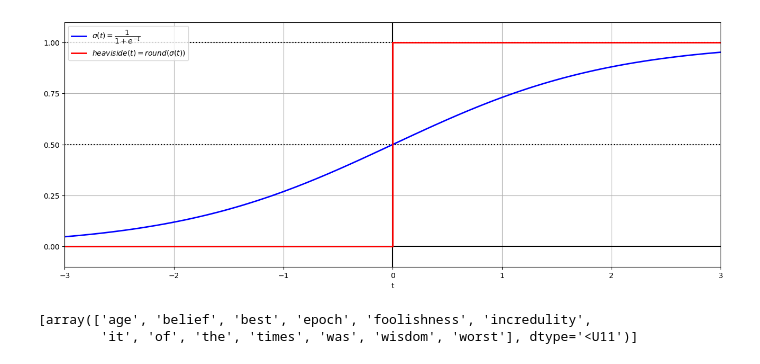
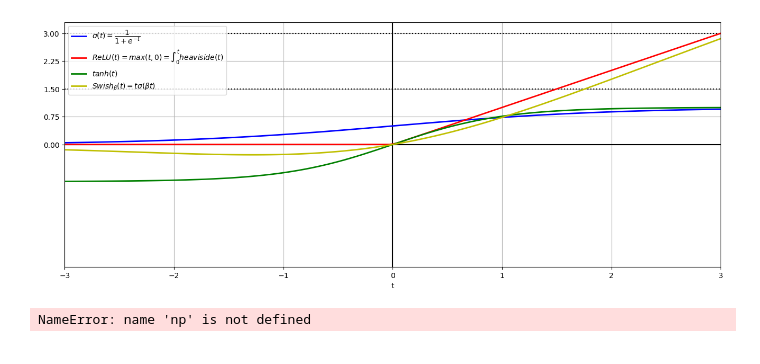
Before and after one commit to olehougaard/mal1-a23, a Jupyter notebook: session8/illustrations.ipynb, the cells around one changed output. Drawn from its saved outputs; the diff is of its cells as text; code cells hidden in the pictures.

```diff
--- a/session8/illustrations.ipynb
+++ b/session8/illustrations.ipynb
@@ -1,36 +1,43 @@
 # %%
 import matplotlib.pyplot as plt
 import numpy as np
 
+def logistic(x):
+  return 1 / (1 + np.exp(-x))
+
 lim = 3.
 t = np.linspace(-lim, lim, 100)
-sig = 1 / (1 + np.exp(-t))
+sig = logistic(t)
 sig_prime = np.exp(-t)/np.square(1 + np.exp(-t))
+tanh = np.tanh(t)
+swish = t * logistic(t)
 
 ReLU = np.vectorize(lambda x: max(x, 0.))
 relu = ReLU(t)
 
-top = 1
+top = lim
 
 plt.figure(figsize=(16, 6))
 plt.plot([-lim, lim], [0, 0], "k-")
 plt.plot([-lim, lim], [.5 * top, .5 * top], "k:")
 plt.plot([-lim, lim], [top, top], "k:")
 plt.plot([0, 0], [-1.1 * top, 1.1 * top], "k-")
 plt.plot(t, sig, "b-", linewidth=2, label=r"$\sigma(t) = \dfrac{1}{1 + e^{-t}}$")
 # plt.plot(t, sig_prime, "y-", linewidth=2, label=r"$\sigma'(t) = \sigma(t)*(1 - \sigma(t))$")
-plt.plot([-lim, 0], [0, 0], "r-", linewidth=2, label=r"$heaviside(t) = round(\sigma(t))$")
-plt.plot([0, 0], [0, 1], "r-", linewidth=2)
-plt.plot([0, lim], [1, 1], "r-", linewidth=2)
-# plt.plot(t, relu, "g-", linewidth=2, label="$ReLU(t) = max(t, 0) = \int_0^t heaviside(t)$")
+#plt.plot([-lim, 0], [0, 0], "r-", linewidth=2, label=r"$heaviside(t) = round(\sigma(t))$")
+#plt.plot([0, 0], [0, 1], "r-", linewidth=2)
+#plt.plot([0, lim], [1, 1], "r-", linewidth=2)
+plt.plot(t, relu, "r-", linewidth=2, label="$ReLU(t) = max(t, 0) = \int_0^t heaviside(t)$")
+plt.plot(t, tanh, "g-", linewidth=2, label="$tanh(t)$")
+plt.plot(t, swish, "y-", linewidth=2, label=r"$Swish_\beta(t) = t\sigma(\beta t)$")
 plt.xlabel("t")
 plt.legend(loc="upper left")
-plt.axis([-lim, lim, -0.1 * top, 1.1 * top])
+plt.axis([-lim, lim, -1.1 * top, 1.1 * top])
 plt.gca().set_yticks([0, 0.25 * top, 0.5 * top, 0.75 * top, top])
 plt.grid()
 plt.show()
 # %% [output]
-[figure, old version]
+[figure, new version]
 # %%
 texts = [
     "It was the best of times, it was the worst of times",
@@ -45,6 +52,6 @@ vectorizer = CountVectorizer()
 vectorizer.fit(texts)
 X = vectorizer.transform(texts).toarray()
 X
+1 / (1 + np.exp(-4))
 # %% [output]
-[array(['age', 'belief', 'best', 'epoch', 'foolishness', 'incredulity',
-        'it', 'of', 'the', 'times', 'was', 'wisdom', 'worst'], dtype='<U11')]
+NameError: name 'np' is not defined
```
Also changed, not shown: 2 other files.
